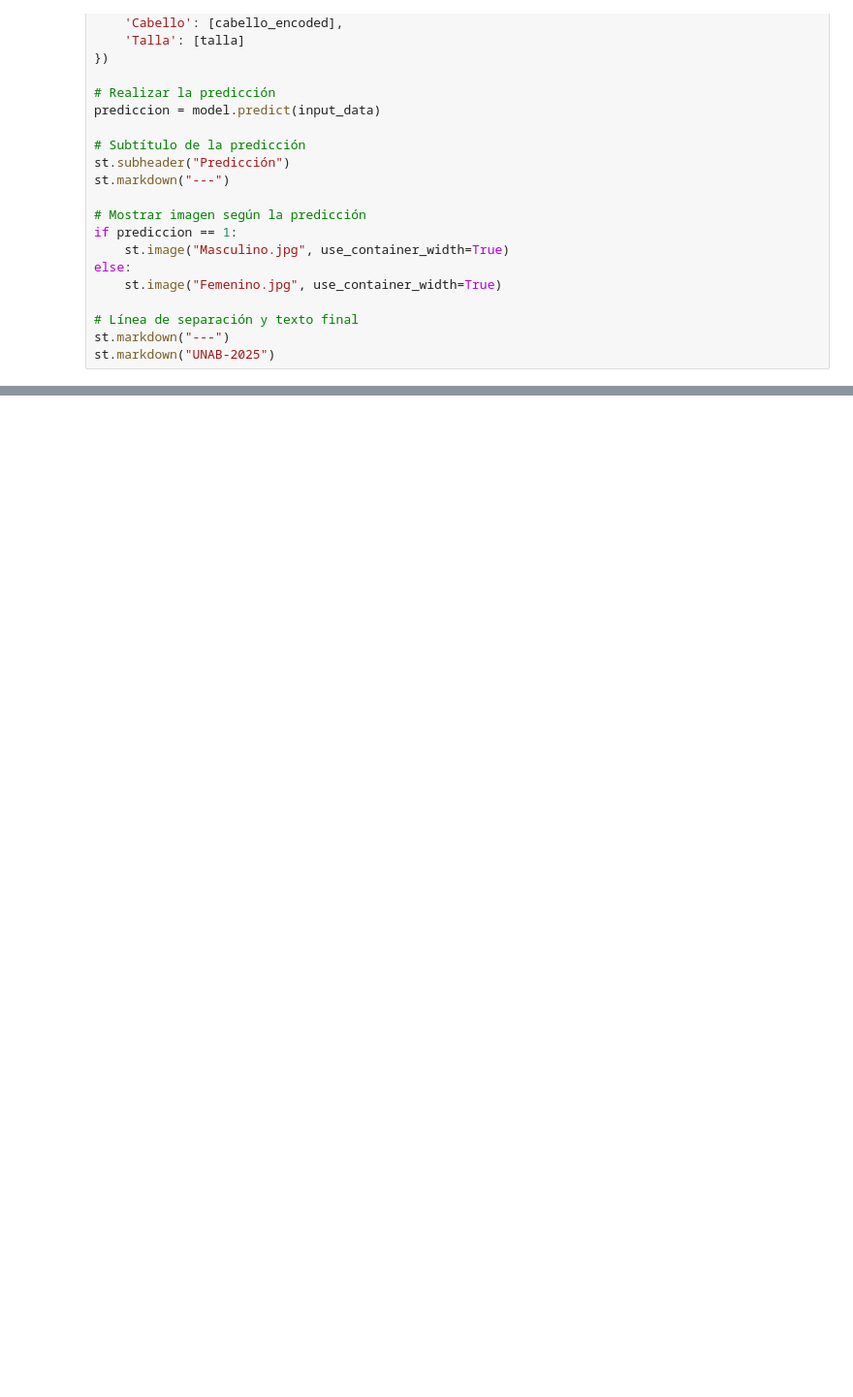
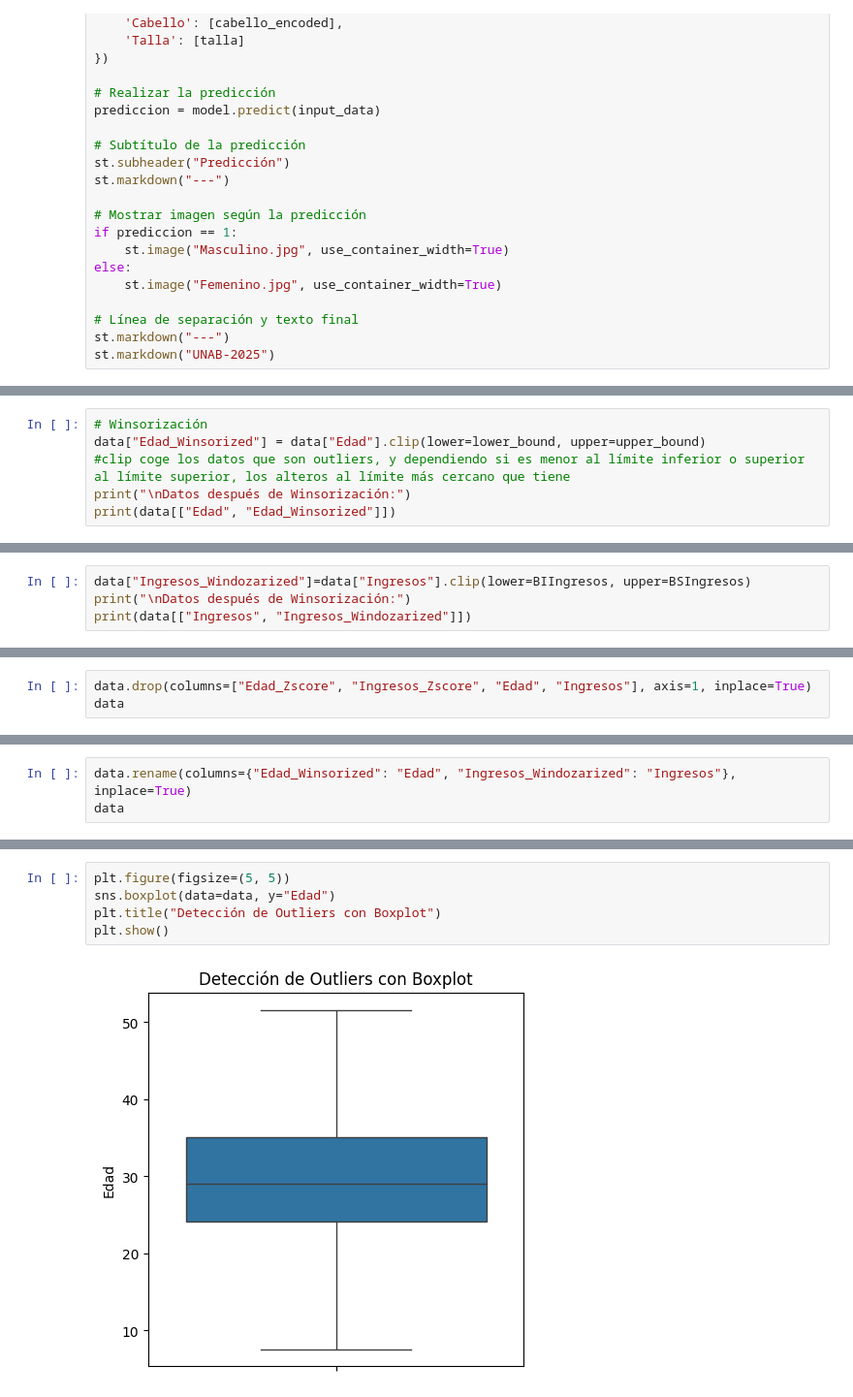
Before and after one commit to RalphCastellanosCouott/Curso-Inteligencia-Artificial, a Jupyter notebook: EDA_Apuntes_de_Clase.ipynb, the cells around one changed output, grey strips where cells are left out. Shown at 97% size. Cells and saved outputs as stored; diff of their text form; blank space fills up the shorter version.

```diff
--- a/EDA_Apuntes_de_Clase.ipynb
+++ b/EDA_Apuntes_de_Clase.ipynb
@@ -747,0 +901,6 @@ st.markdown("UNAB-2025")
+# %%
+# Winsorización
+data["Edad_Winsorized"] = data["Edad"].clip(lower=lower_bound, upper=upper_bound)
+#clip coge los datos que son outliers, y dependiendo si es menor al límite inferior o superior al límite superior, los alteros al límite más cercano que tiene
+print("\nDatos después de Winsorización:")
+print(data[["Edad", "Edad_Winsorized"]])
@@ -747,0 +923,4 @@ st.markdown("UNAB-2025")
+# %%
+data["Ingresos_Windozarized"]=data["Ingresos"].clip(lower=BIIngresos, upper=BSIngresos)
+print("\nDatos después de Winsorización:")
+print(data[["Ingresos", "Ingresos_Windozarized"]])
@@ -747,0 +965,3 @@ st.markdown("UNAB-2025")
+# %%
+data.drop(columns=["Edad_Zscore", "Ingresos_Zscore", "Edad", "Ingresos"], axis=1, inplace=True)
+data
@@ -747,0 +982,3 @@ st.markdown("UNAB-2025")
+# %%
+data.rename(columns={"Edad_Winsorized": "Edad", "Ingresos_Windozarized": "Ingresos"}, inplace=True)
+data
@@ -747,0 +999,7 @@ st.markdown("UNAB-2025")
+# %%
+plt.figure(figsize=(5, 5))
+sns.boxplot(data=data, y="Edad")
+plt.title("Detección de Outliers con Boxplot")
+plt.show()
+# %% [output]
+[figure, added]
```
Also changed, not shown: parts of 28 cells of this notebook.
